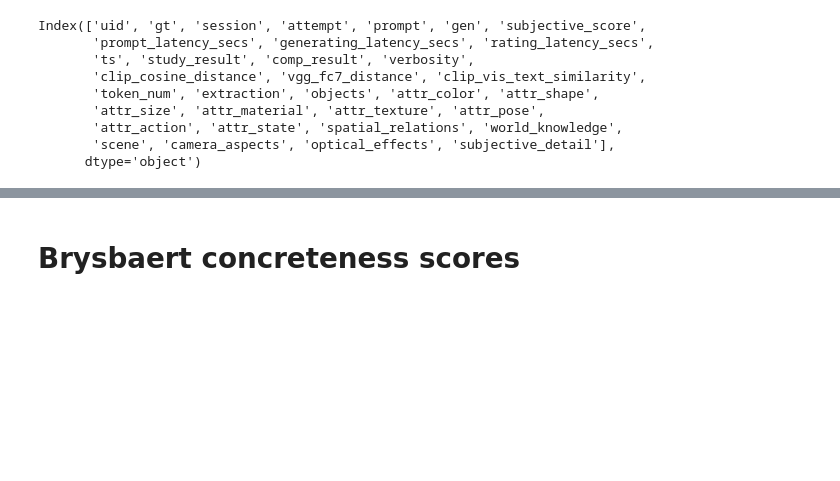
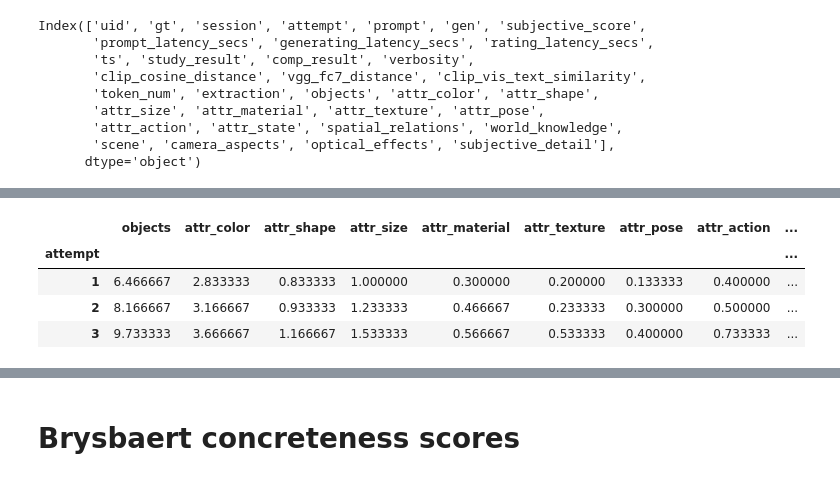
Before and after one commit to AnatKordon/Imagination_in_translation, a Jupyter notebook: analysis/nlp_analysis/nlp_notebook.ipynb, the cells around one changed output, grey strips where cells are left out. Cells and saved outputs as stored; diff of their text form; code cells hidden in the pictures; blank space fills up the shorter version.

```diff
--- a/analysis/nlp_analysis/nlp_notebook.ipynb
+++ b/analysis/nlp_analysis/nlp_notebook.ipynb
@@ -492,27 +484,33 @@ dtype: float64
 # %%
 #plot a bar plot per attempt
 
 desired_cols = ['objects', 'spatial_relations', 'scene', 'camera_aspects',
              'subjective_detail', 'attr_color', 'attr_shape']
 
 def safe_len(x):
     """Length for list-like; 0 for NaN/None; 1 for scalar non-list values."""
     if x is None or (isinstance(x, float) and np.isnan(x)):
         return 0
     if isinstance(x, (list, tuple, set, dict)):
         return len(x)
     return 1
 
 def mean_counts_by_attempt(df, cols, attempt_col='attempt'):
     # per-row counts
     counts = df[cols].applymap(safe_len)
     tmp = pd.concat([df[[attempt_col]].reset_index(drop=True), counts.reset_index(drop=True)], axis=1)
     # mean per attempt
     means = tmp.groupby(attempt_col)[cols].mean().sort_index()
     return means  # index=attempt, columns=cols
 
-# means_ppt = mean_counts_by_attempt(sem_df_ppt, list_cols) #list calls are all columns
-# means_ppt
+means_ppt = mean_counts_by_attempt(sem_df_ppt, list_cols) #list calls are all columns
+means_ppt
+# %% [output]
+|  | objects | attr_color | attr_shape | attr_size | attr_material | attr_texture | attr_pose | attr_action | ... |
+| attempt |  |  |  |  |  |  |  |  | ... |
+| 1 | 6.466667 | 2.833333 | 0.833333 | 1.000000 | 0.300000 | 0.200000 | 0.133333 | 0.400000 | ... |
+| 2 | 8.166667 | 3.166667 | 0.933333 | 1.233333 | 0.466667 | 0.233333 | 0.300000 | 0.500000 | ... |
+| 3 | 9.733333 | 3.666667 | 1.166667 | 1.533333 | 0.566667 | 0.533333 | 0.400000 | 0.733333 | ... |
 # %%
 def plot_grouped_bars(means, title=None, xlabel='Category', ylabel='Average count'):
     """
```
Also changed, not shown: parts of 9 cells of this notebook, 6 other files.
